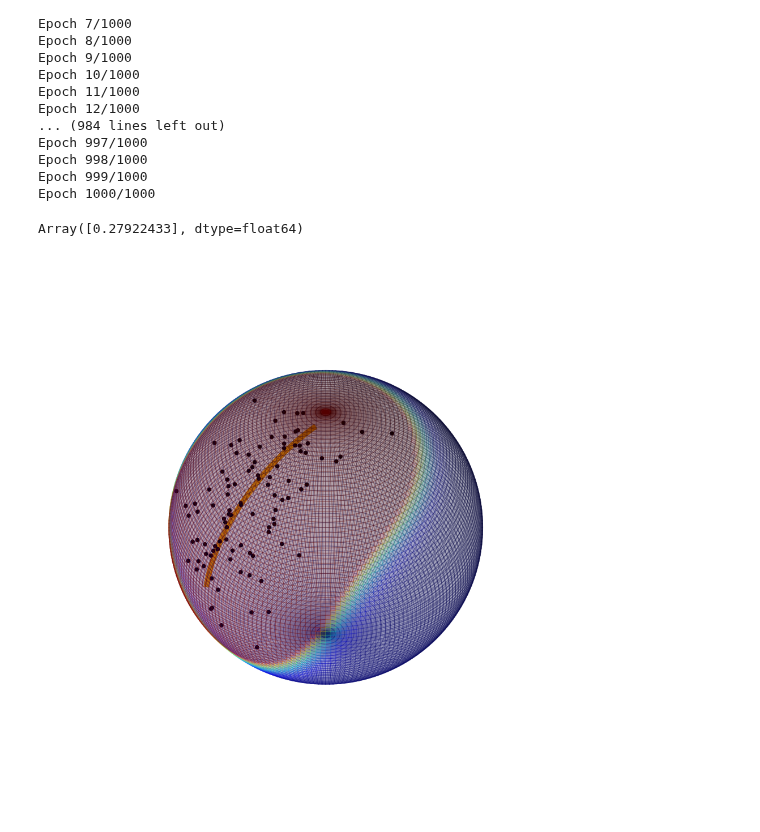
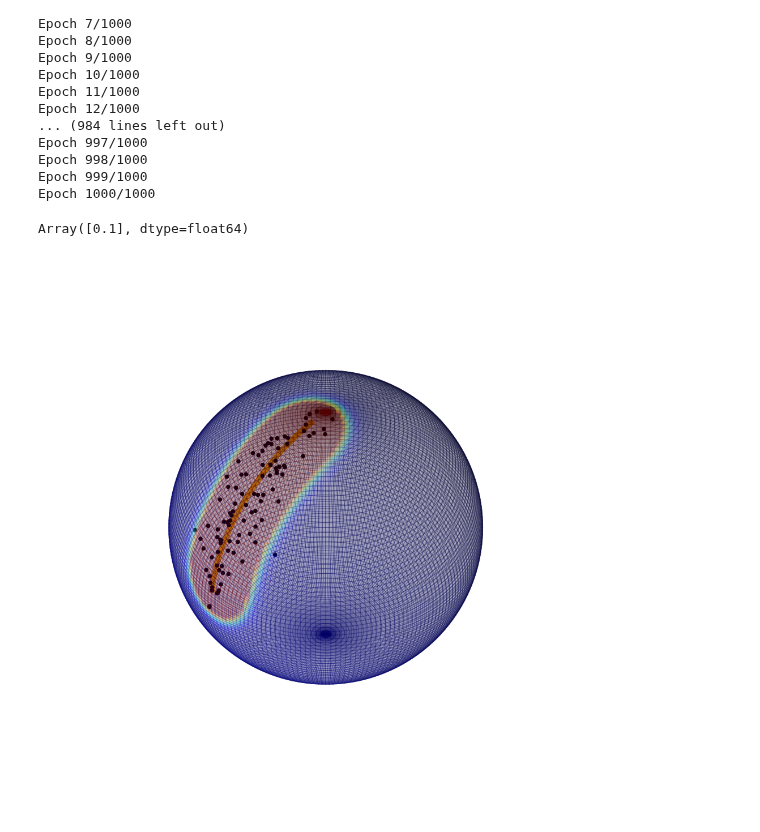
Before and after one commit to FrederikMR/score_diffusion_mean, a Jupyter notebook: ml_geodesic_regression.ipynb, the cells around one changed output. Saved outputs shown, nothing was run; the diff lists cells and outputs as text; code cells hidden in the pictures.

```diff
--- a/ml_geodesic_regression.ipynb
+++ b/ml_geodesic_regression.ipynb
@@ -291,7 +291,7 @@ using M.Exp for Logarithm
 x0 = jnp.array([0.0,0.0,1.0]) #North pole
 v = jnp.array([1.0, 1.0, 0.0]) #Initial direction
 X = jnp.linspace(0.1,1,100)
-eps = 0.2*np.random.normal(size=(100,3))
+eps = 0.1*np.random.normal(size=(100,3))
 data = vmap(lambda t: jnp.cos(jnp.linalg.norm(v)*t)*x0+jnp.sin(jnp.linalg.norm(v)*t)*v/jnp.linalg.norm(v))(X)
 
 data = (data+eps)/jnp.linalg.norm(data+eps, axis=-1).reshape(-1,1)
@@ -338,8 +338,8 @@ mlgr = MLGeodesicRegressionEmbedded(M,
                                     gradv_exp = lambda x,v: jacfwd(lambda v: Exp(x,v))(v),
                                     proj = proj,
                                     max_iter=1000,
-                                    lr_rm=0.1,
-                                    lr_euc=0.1,
+                                    lr_rm=0.01,
+                                    lr_euc=0.01,
                                     )
 # %%
 mu[1]
@@ -370,7 +370,7 @@ curve = vmap(lambda x: Exp(mlgr.p/jnp.linalg.norm(mlgr.p), x*proj(mlgr.p,mlgr.v)
 # %%
 mlgr.sigma
 # %% [output]
-Array([0.27922433], dtype=float64)
+Array([0.1], dtype=float64)
 # %%
 # Creating the theta and phi values.
 intervals = 100
@@ -397,40 +397,40 @@ score_p /= jnp.max(score_p)
 # %%
 score_sum = jnp.sum(score_p, axis=0)
 # %%
-fig = plt.figure(figsize=(10,10))
-fig.subplots_adjust(left=0, right=1, bottom=0, top=1)
+fig = plt.figure(figsize=(10,10), constrained_layout=True)
+#fig.subplots_adjust(left=0, right=1, bottom=0, top=1)
 #S2
 # Creating the theta and phi values.
 intervals = 100
 ntheta = intervals
 nphi = 2*intervals
 theta = jnp.linspace(0.0, jnp.pi*1, ntheta+1)
 phi   = jnp.linspace(0.0, jnp.pi*2, nphi+1)
 # Creating the coordinate grid for the unit sphere.
 X1 = jnp.outer(jnp.sin(theta), jnp.cos(phi))
 X2 = jnp.outer(jnp.sin(theta), jnp.sin(phi))
 X3 = jnp.outer(jnp.cos(theta), jnp.ones(nphi+1))
 X = jnp.transpose(jnp.concatenate((X1.reshape(1, ntheta+1, nphi+1),
                      X2.reshape(1, ntheta+1, nphi+1),
                      X3.reshape(1, ntheta+1, nphi+1))), axes=(1,2,0))
-ax = fig.add_subplot(111, projection='3d')
+ax = fig.gca(projection='3d')
 ax.plot_surface(X1, X2, X3, rstride=1, cstride=1, color='cyan', alpha=0.2,
                facecolors=plt.cm.jet(score_sum))
 ax.scatter(data[:,0], data[:,1], data[:,2], color='black',alpha=1.0)
 ax.plot(curve[:,0], curve[:,1], curve[:,2], color='orange', alpha=1.0, linewidth=7.0)
 ax.set_box_aspect([1,1,1])
 ax.set_xlim([-1.0,1.0])
 ax.set_ylim([-1.0,1.0])
 ax.set_zlim([-1.0,1.0])
 ax.set_axis_off()
 ax.view_init(elev=45., azim=90)
 
-fig.subplots_adjust(left=0, right=1, bottom=0, top=1)
+#fig.subplots_adjust(left=-1, right=1, bottom=-1, top=1)
 
 fig.tight_layout()
-
-fig.savefig(f'{figure_path}mlgr_synthetic_sphere.pdf', format='pdf', pad_inches=0.1, bbox_inches='tight')
+fig.subplots_adjust(left=-0.11)
+plt.savefig(f'{figure_path}mlgr_synthetic_sphere.pdf', format='pdf', pad_inches=0.1, bbox_inches='tight')
 
 plt.show()
 # %% [output]
-[figure, old version]
+[figure, new version]
```
Also changed, not shown: parts of 1 cell of this notebook, 16 other files.
